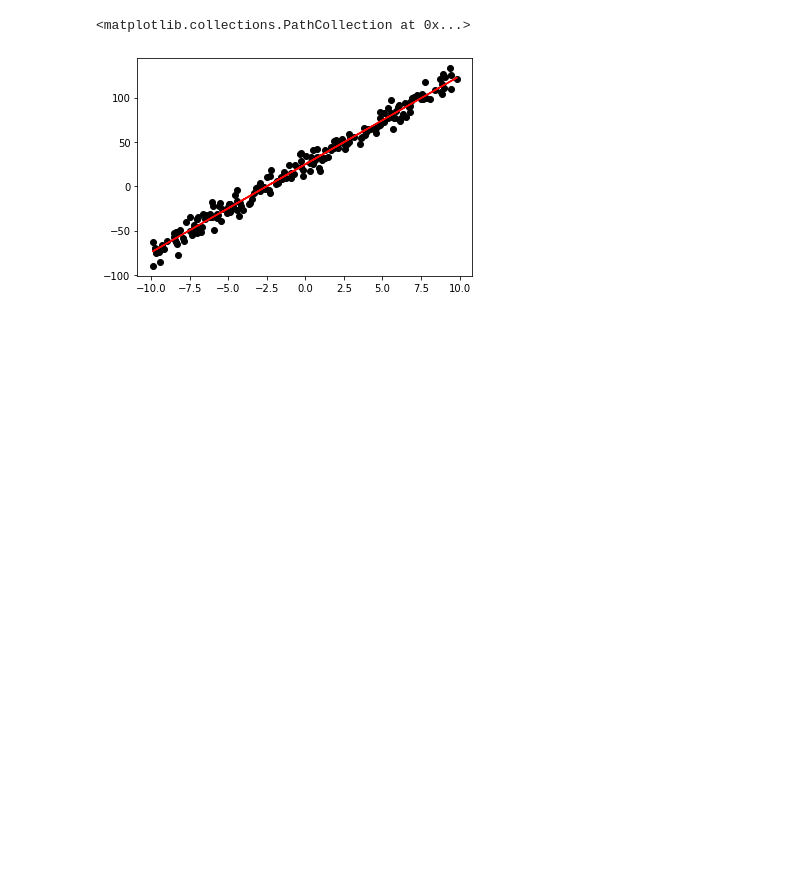
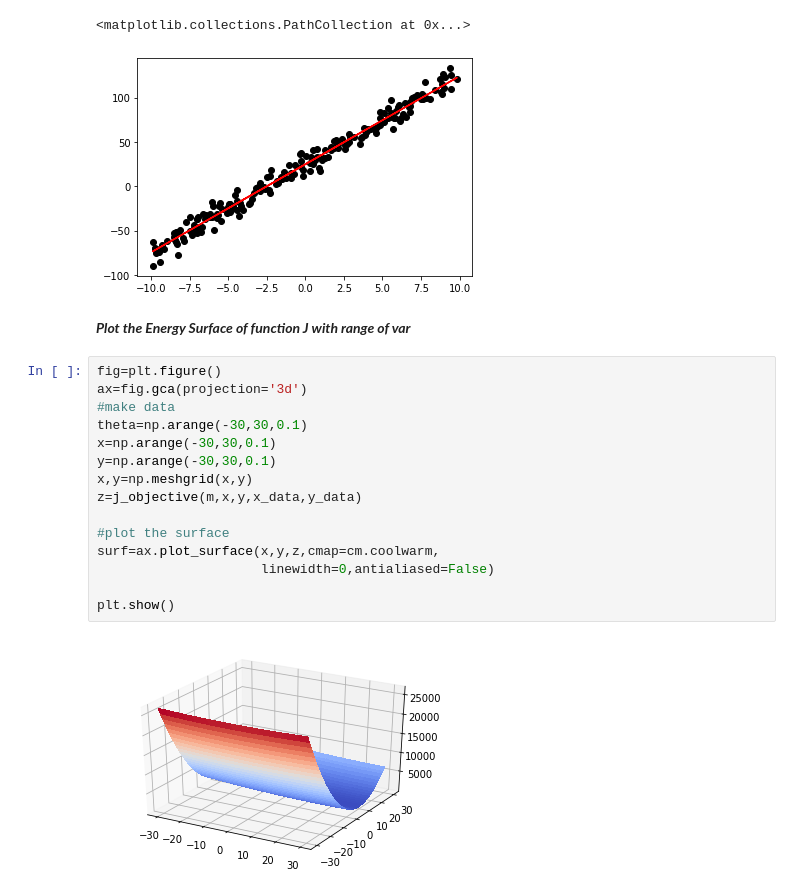
Before and after one commit to crescent98/machinelearning35911, a Jupyter notebook: assginment03.ipynb, the cells around one changed output. Saved outputs shown, nothing was run; the diff lists cells and outputs as text; blank space fills up the shorter version.

Commit message:
3. plot the energy surface

```diff
--- a/assginment03.ipynb
+++ b/assginment03.ipynb
@@ -105,3 +103,22 @@ plt.scatter(x_data,y_data,c='#000000')
 # %% [output]
 <matplotlib.collections.PathCollection at 0x...>
 [figure]
+# %% [markdown]
+***Plot the Energy Surface of function J with range of var***
+# %%
+fig=plt.figure()
+ax=fig.gca(projection='3d')
+#make data
+theta=np.arange(-30,30,0.1)
+x=np.arange(-30,30,0.1)
+y=np.arange(-30,30,0.1)
+x,y=np.meshgrid(x,y)
+z=j_objective(m,x,y,x_data,y_data)
+
+#plot the surface
+surf=ax.plot_surface(x,y,z,cmap=cm.coolwarm,
+                     linewidth=0,antialiased=False)
+
+plt.show()
+# %% [output]
+[figure, added]
```
Also changed, not shown: parts of 6 cells of this notebook.
